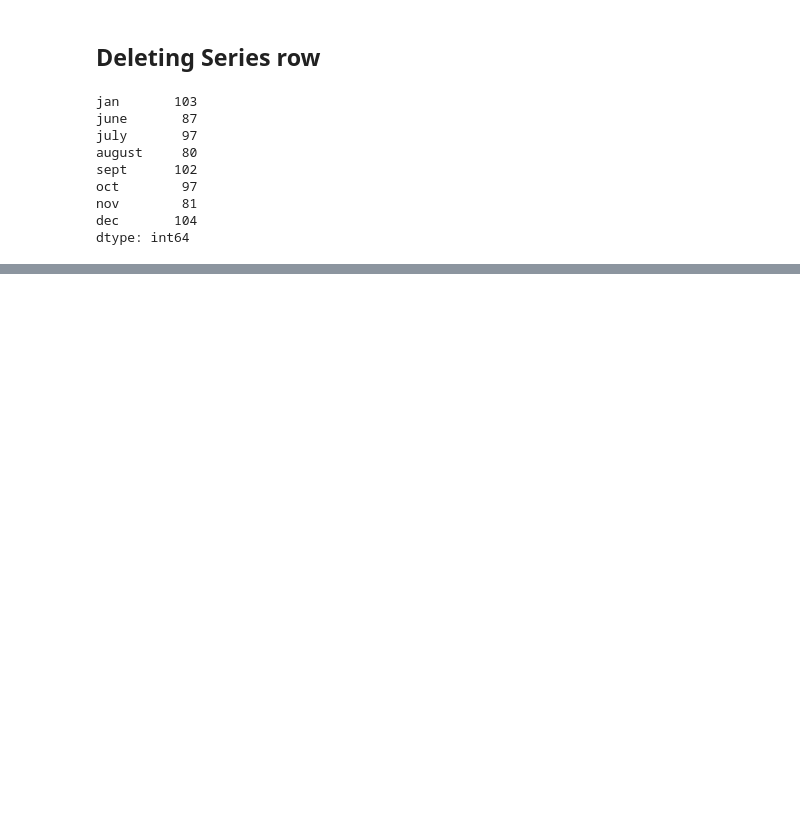
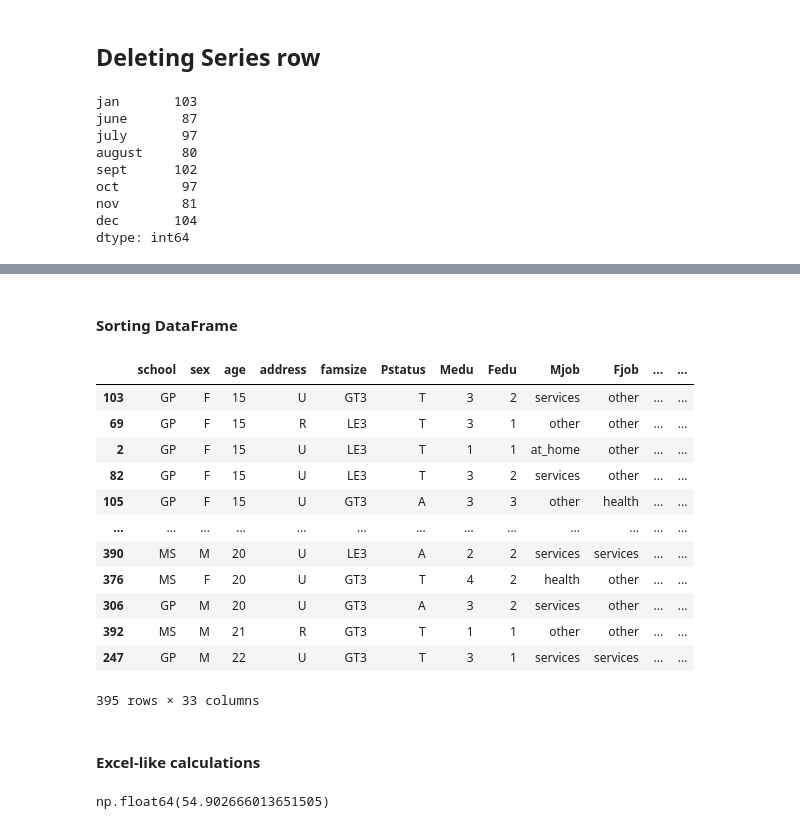
Before and after one commit to Segun228/Python_guides, a Jupyter notebook: t_pandas_guide/extended_pandas_guide.ipynb, the cells around one changed output, grey strips where cells are left out. Cells and saved outputs as stored; diff of their text form; code cells hidden in the pictures; blank space fills up the shorter version.

```diff
--- a/t_pandas_guide/extended_pandas_guide.ipynb
+++ b/t_pandas_guide/extended_pandas_guide.ipynb
@@ -1123,0 +1274,43 @@ dtype: int64
+# %% [markdown]
+#### Sorting DataFrame
+# %%
+def get_df(path = "./math_students.csv"):
+    df = pd.read_csv(
+        filepath_or_buffer= path,
+        delimiter=",",
+        encoding="UTF-8",
+    )
+    return df.copy()
+
+df = get_df()
+df.sort_values(by=["age", "absences"], ascending=[True, False])
+# %% [output]
+|  | school | sex | age | address | famsize | Pstatus | Medu | Fedu | Mjob | Fjob | ... | ... |
+| 103 | GP | F | 15 | U | GT3 | T | 3 | 2 | services | other | ... | ... |
+| 69 | GP | F | 15 | R | LE3 | T | 3 | 1 | other | other | ... | ... |
+| 2 | GP | F | 15 | U | LE3 | T | 1 | 1 | at_home | other | ... | ... |
+| 82 | GP | F | 15 | U | LE3 | T | 3 | 2 | services | other | ... | ... |
+| 105 | GP | F | 15 | U | GT3 | A | 3 | 3 | other | health | ... | ... |
+| ... | ... | ... | ... | ... | ... | ... | ... | ... | ... | ... | ... | ... |
+| 390 | MS | M | 20 | U | LE3 | A | 2 | 2 | services | services | ... | ... |
+| 376 | MS | F | 20 | U | GT3 | T | 4 | 2 | health | other | ... | ... |
+| 306 | GP | M | 20 | U | GT3 | A | 3 | 2 | services | other | ... | ... |
+| 392 | MS | M | 21 | R | GT3 | T | 1 | 1 | other | other | ... | ... |
+| 247 | GP | M | 22 | U | GT3 | T | 3 | 1 | services | services | ... | ... |
+395 rows × 33 columns
+# %% [markdown]
+#### Excel-like calculations
+# %%
+df = get_df(path="wage.csv")
+
+work_month = pd.Index(np.random.randint(1, 12, 1006))
+df["work_month"] = work_month
+
+df["pre-total"] = df["work_month"] * df["wage"]
+df["total"] = df["work_month"] * df["wage"]
+df.loc[df["gender"]==1, "total"] *= 1.05
+
+df["rate"] = 100 * df["total"] / df["total"].max()
+(df.loc[df["gender"]==1, "total"].sum() / df["total"].sum()) * 100
+# %% [output]
+np.float64(54.902666013651505)
```
Also changed, not shown: parts of 22 cells of this notebook, 2 other files.
